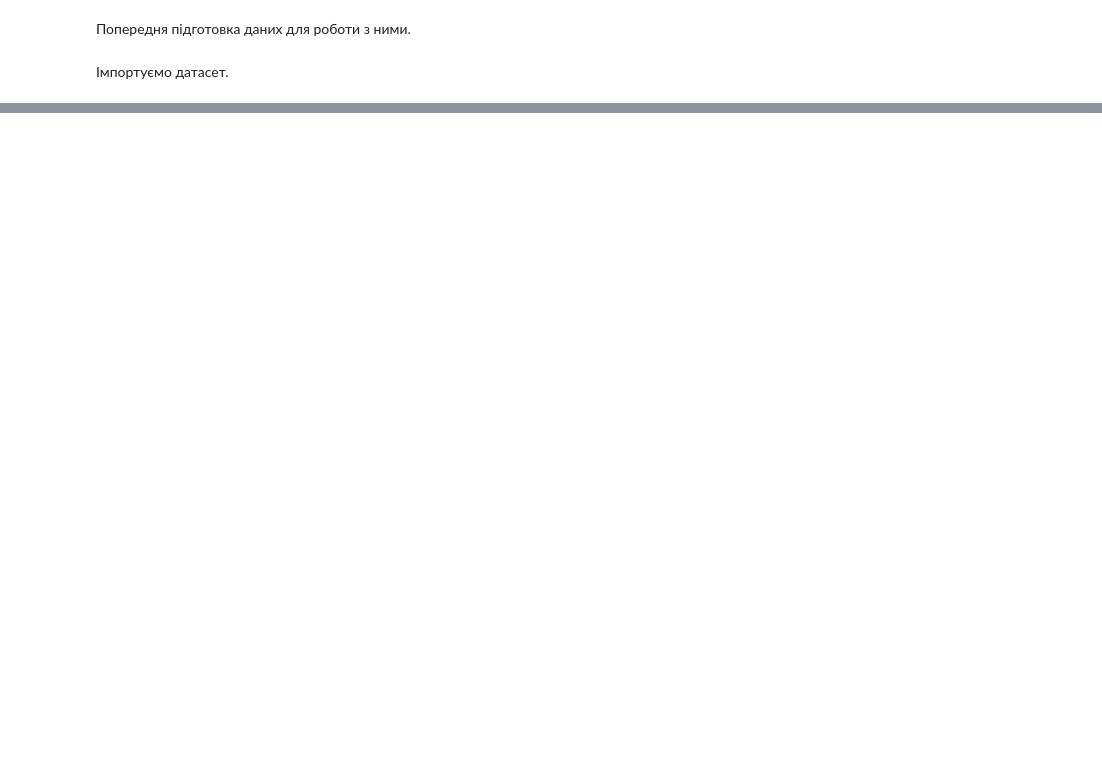
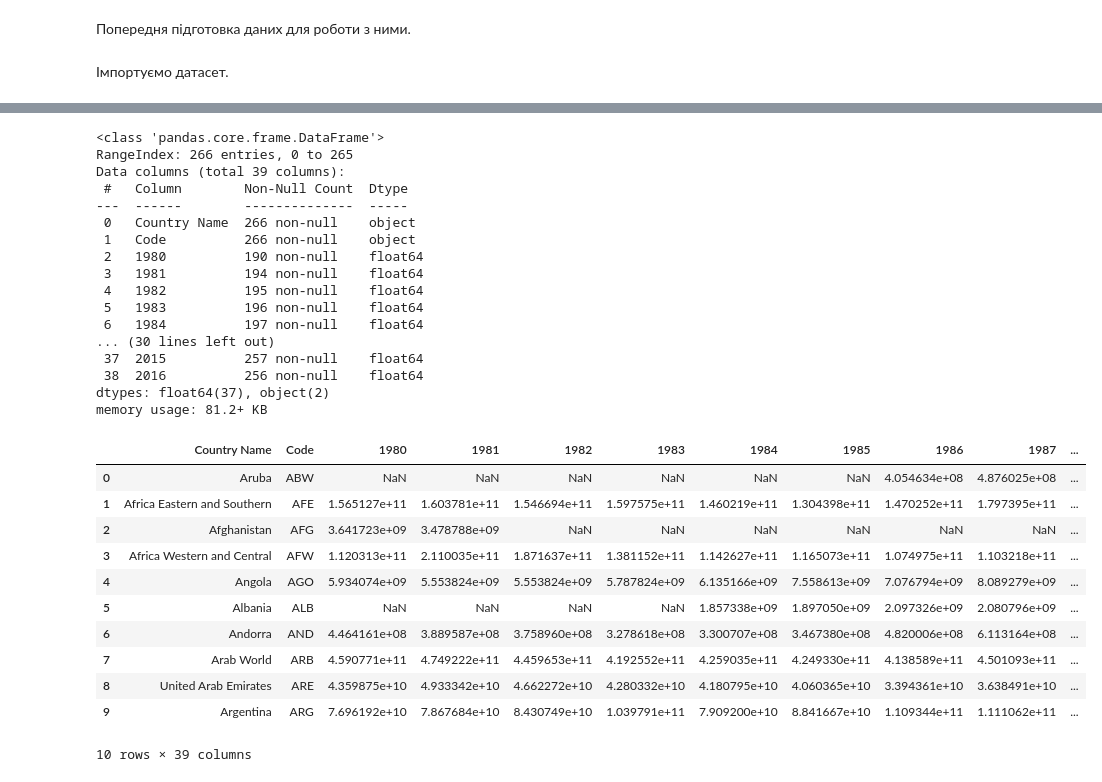
Before and after one commit to ErnestoFolting/courseWorkOlympicAnalysis, a Jupyter notebook: dataPreprocessing.ipynb, the cells around one changed output, grey strips where cells are left out. Saved outputs shown, nothing was run; the diff lists cells and outputs as text; code cells hidden in the pictures; blank space fills up the shorter version.

```diff
--- a/dataPreprocessing.ipynb
+++ b/dataPreprocessing.ipynb
@@ -43,0 +97,6 @@ memory usage: 31.0+ MB
+# %%
+
+dataset.replace('-\d*','',regex=True, inplace = True)
+
+
+dataset[dataset["ID"] == 705]
@@ -43,0 +110,46 @@ memory usage: 31.0+ MB
+# %%
+
+dataset.to_csv("check.csv", sep=',', encoding='utf-8')
+
+def getDataset():
+    data = pd.read_csv('data/GDP.csv',sep=',',encoding='cp1252')
+    return data
+
+input = getDataset()
+
+GDP = input.iloc[: , :2]
+GDP = pd.concat([GDP,input.iloc[:,-42:-5]],axis=1)
+
+
+GDP.info()
+GDP.head(10)
+# %% [output]
+<class 'pandas.core.frame.DataFrame'>
+RangeIndex: 266 entries, 0 to 265
+Data columns (total 39 columns):
+ #   Column        Non-Null Count  Dtype
+---  ------        --------------  -----
+ 0   Country Name  266 non-null    object
+ 1   Code          266 non-null    object
+ 2   1980          190 non-null    float64
+ 3   1981          194 non-null    float64
+ 4   1982          195 non-null    float64
+ 5   1983          196 non-null    float64
+ 6   1984          197 non-null    float64
+... (30 lines left out)
+ 37  2015          257 non-null    float64
+ 38  2016          256 non-null    float64
+dtypes: float64(37), object(2)
+memory usage: 81.2+ KB
+|  | Country Name | Code | 1980 | 1981 | 1982 | 1983 | 1984 | 1985 | 1986 | 1987 | ... |
+| 0 | Aruba | ABW | NaN | NaN | NaN | NaN | NaN | NaN | 4.054634e+08 | 4.876025e+08 | ... |
+| 1 | Africa Eastern and Southern | AFE | 1.565127e+11 | 1.603781e+11 | 1.546694e+11 | 1.597575e+11 | 1.460219e+11 | 1.304398e+11 | 1.470252e+11 | 1.797395e+11 | ... |
+| 2 | Afghanistan | AFG | 3.641723e+09 | 3.478788e+09 | NaN | NaN | NaN | NaN | NaN | NaN | ... |
+| 3 | Africa Western and Central | AFW | 1.120313e+11 | 2.110035e+11 | 1.871637e+11 | 1.381152e+11 | 1.142627e+11 | 1.165073e+11 | 1.074975e+11 | 1.103218e+11 | ... |
+| 4 | Angola | AGO | 5.934074e+09 | 5.553824e+09 | 5.553824e+09 | 5.787824e+09 | 6.135166e+09 | 7.558613e+09 | 7.076794e+09 | 8.089279e+09 | ... |
+| 5 | Albania | ALB | NaN | NaN | NaN | NaN | 1.857338e+09 | 1.897050e+09 | 2.097326e+09 | 2.080796e+09 | ... |
+| 6 | Andorra | AND | 4.464161e+08 | 3.889587e+08 | 3.758960e+08 | 3.278618e+08 | 3.300707e+08 | 3.467380e+08 | 4.820006e+08 | 6.113164e+08 | ... |
+| 7 | Arab World | ARB | 4.590771e+11 | 4.749222e+11 | 4.459653e+11 | 4.192552e+11 | 4.259035e+11 | 4.249330e+11 | 4.138589e+11 | 4.501093e+11 | ... |
+| 8 | United Arab Emirates | ARE | 4.359875e+10 | 4.933342e+10 | 4.662272e+10 | 4.280332e+10 | 4.180795e+10 | 4.060365e+10 | 3.394361e+10 | 3.638491e+10 | ... |
+| 9 | Argentina | ARG | 7.696192e+10 | 7.867684e+10 | 8.430749e+10 | 1.039791e+11 | 7.909200e+10 | 8.841667e+10 | 1.109344e+11 | 1.111062e+11 | ... |
+10 rows × 39 columns
```
Also changed, not shown: parts of 5 cells of this notebook, 1 other file.
